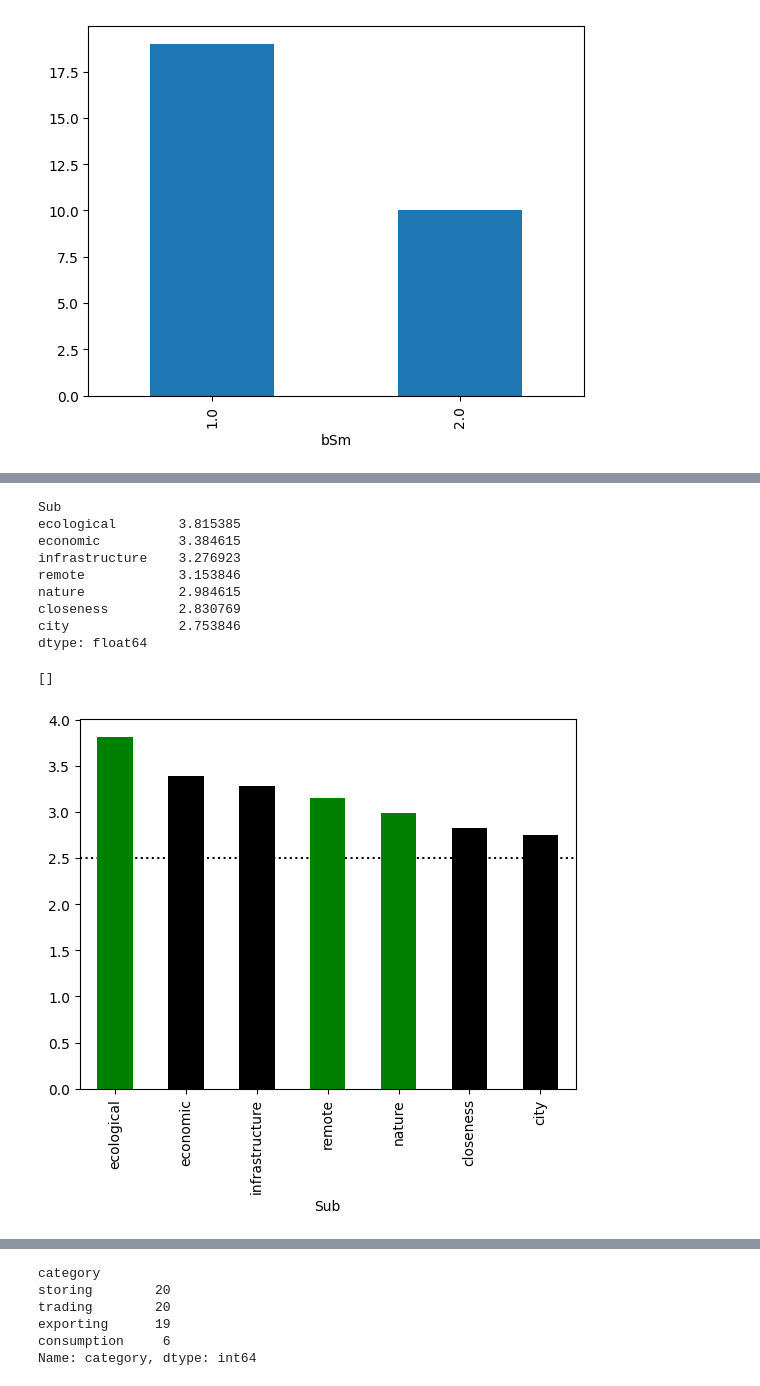
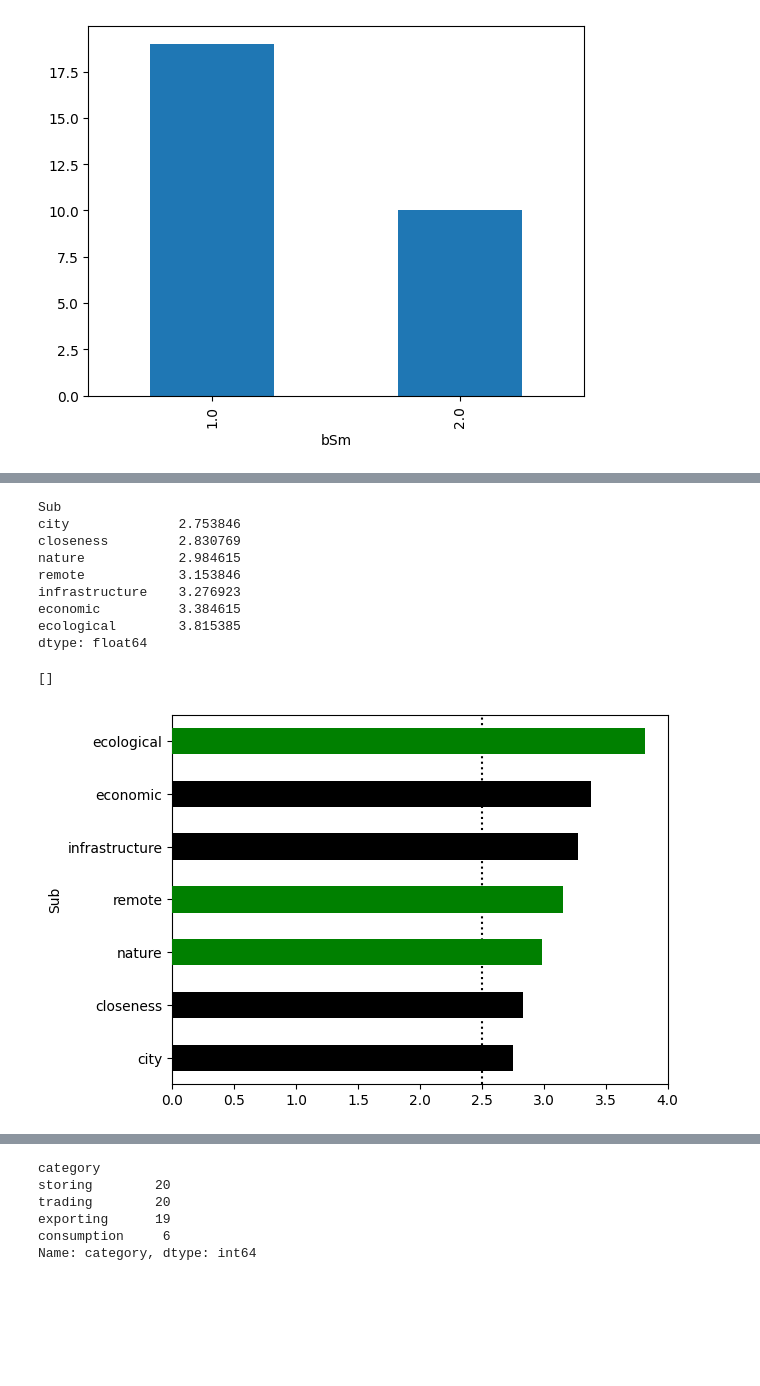
Before and after one commit to JavedMS/Mapping_Workshops_EFF, a Jupyter notebook: main.ipynb, the cells around one changed output, grey strips where cells are left out. Cells and saved outputs as stored; diff of their text form; code cells hidden in the pictures; blank space fills up the shorter version.

Commit message:
Adjusted plots and updated datastructures

```diff
--- a/main.ipynb
+++ b/main.ipynb
@@ -178,24 +455,24 @@ dtype: float64
 # %%
-wind_consideration = data["windConsideration"].mean().sort_values(ascending = False)
+wind_consideration = data["windConsideration"].mean().sort_values(ascending = True)
 
 print(wind_consideration)
 
 # TODO: set index to 1
 center = 5/2
 untouched_nature = ["remote","nature","ecological"]
 colors = ["green" if col in untouched_nature else "black" for col in wind_consideration.index]
-ax = wind_consideration.plot.bar(color = colors,zorder = 3)
-ax.axhline(y=center,color = "black",linestyle = "dotted",zorder=2)
+ax = wind_consideration.plot.barh(color = colors,zorder = 3)
+ax.axvline(x=center,color = "black",linestyle = "dotted",zorder=2)
 ax.plot()
 # %% [output]
 Sub
+city              2.753846
+closeness         2.830769
+nature            2.984615
+remote            3.153846
+infrastructure    3.276923
+economic          3.384615
 ecological        3.815385
-economic          3.384615
-infrastructure    3.276923
-remote            3.153846
-nature            2.984615
-closeness         2.830769
-city              2.753846
 dtype: float64
 []
-[figure, old version]
+[figure, new version]
```
Also changed, not shown: parts of 21 cells of this notebook, 7 other files.
